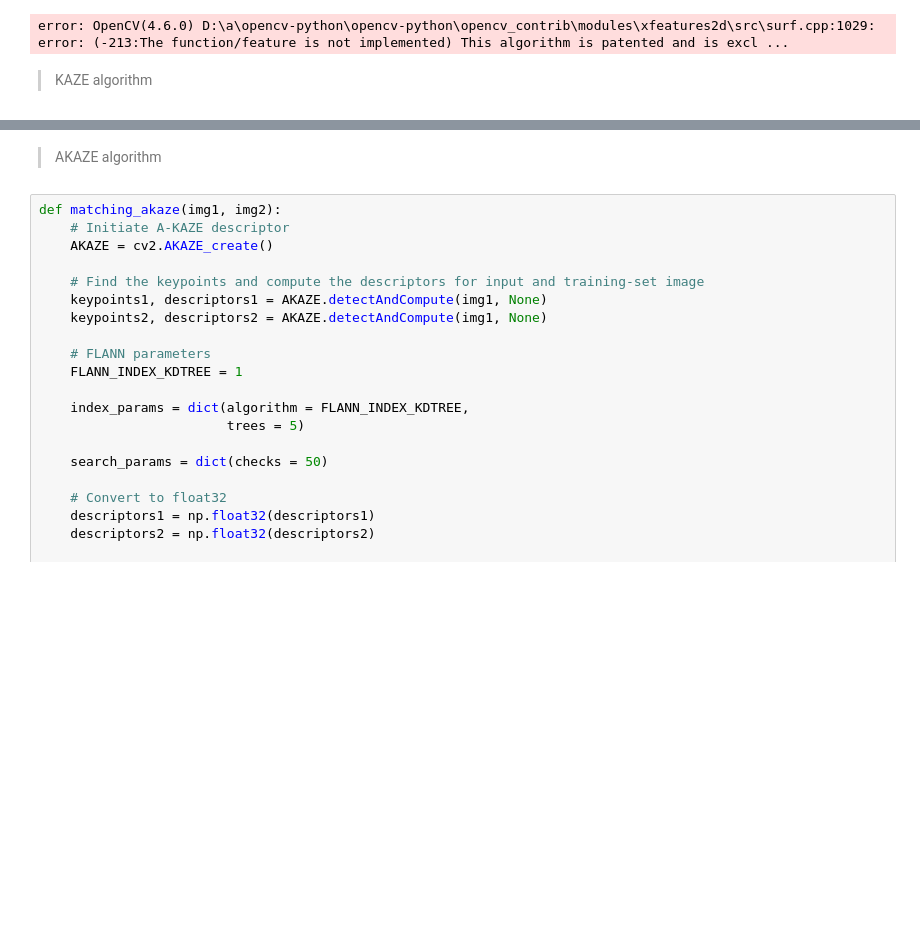
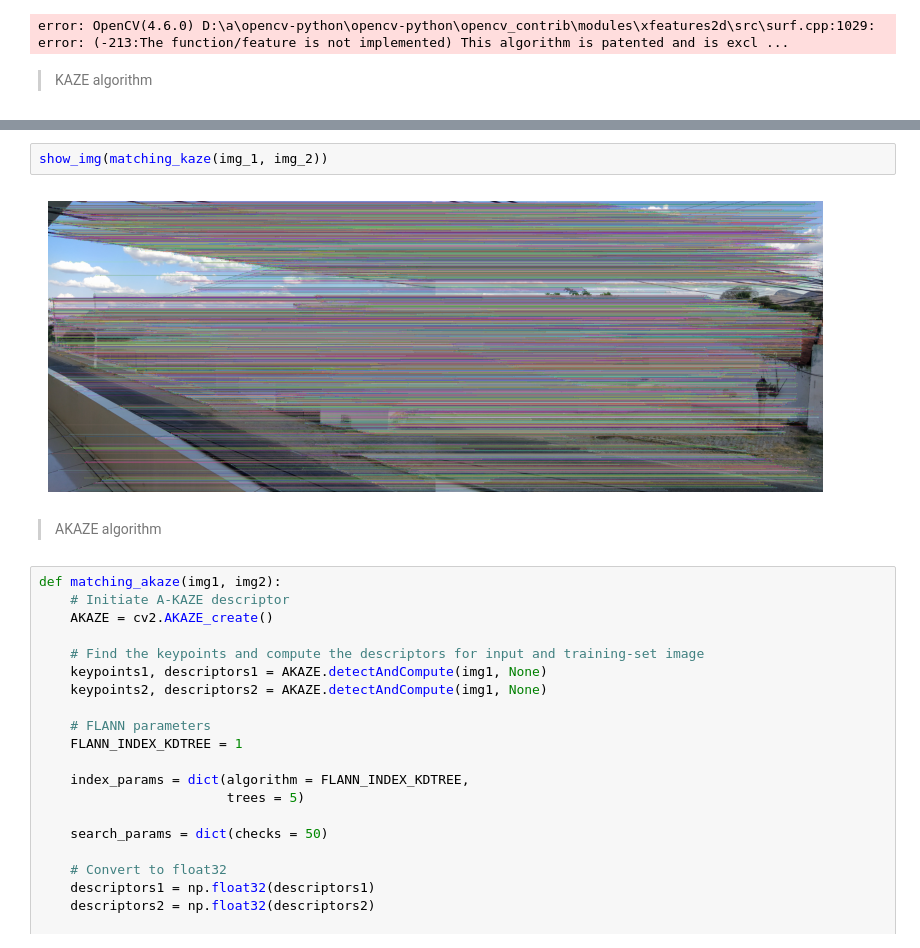
Before and after one commit to RichardeLira/Computer-Vision-Course, a Jupyter notebook: Task_05/Task_05.ipynb, the cells around one changed output, grey strips where cells are left out. Drawn from its saved outputs; the diff is of its cells as text; blank space fills up the shorter version.

```diff
--- a/Task_05/Task_05.ipynb
+++ b/Task_05/Task_05.ipynb
@@ -80,3 +175,7 @@ error: OpenCV(4.6.0) D:\a\opencv-python\opencv-python\opencv_contrib\modules\xfe
+# %%
+show_img(matching_kaze(img_1, img_2))
+# %% [output]
+[figure, added]
 # %% [markdown]
 > AKAZE algorithm
 # %%
```
Also changed, not shown: parts of 11 cells of this notebook.
